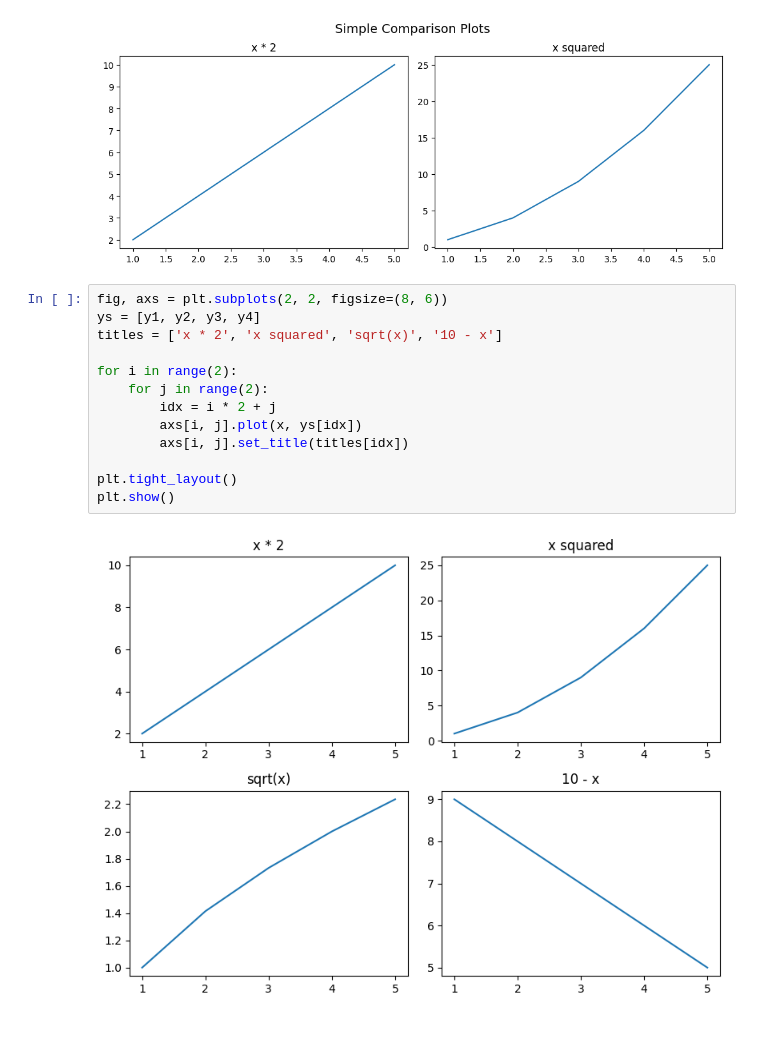
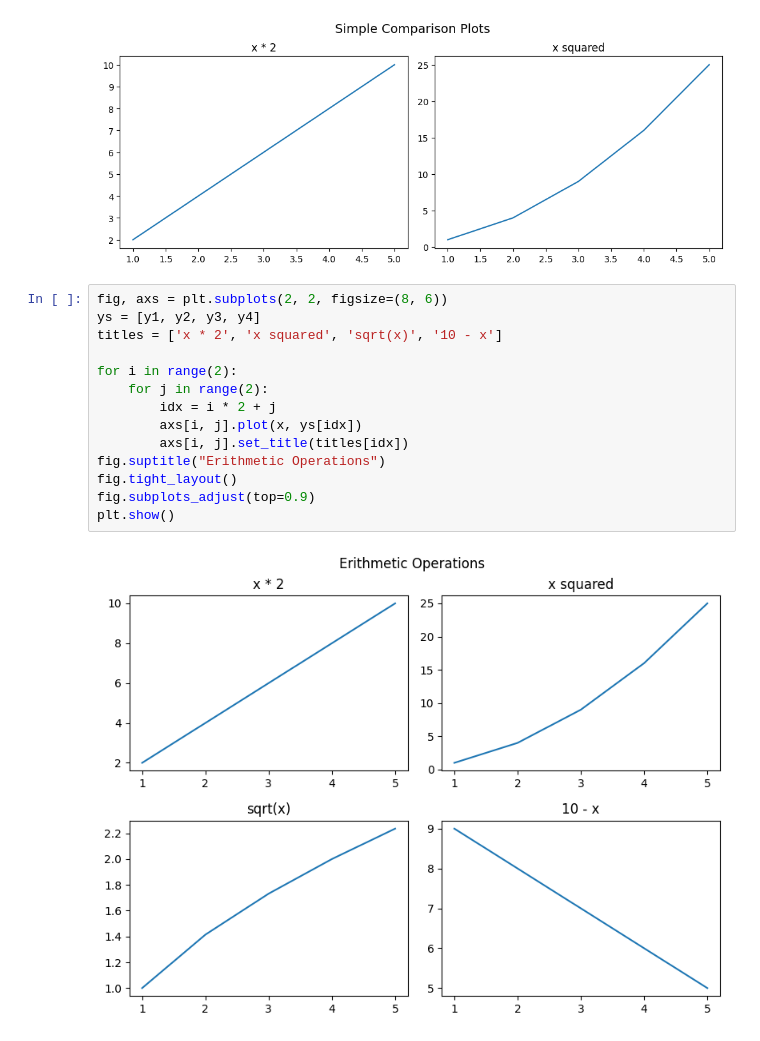
Before and after one commit to AbdulAzizMiazi/Data_Visualization, a Jupyter notebook: Subplots.ipynb, the cells around one changed output. Saved outputs shown, nothing was run; the diff lists cells and outputs as text.

Commit message:
Subplots Updated

```diff
--- a/Subplots.ipynb
+++ b/Subplots.ipynb
@@ -66,15 +66,16 @@ plt.show()
 # %%
 fig, axs = plt.subplots(2, 2, figsize=(8, 6))
 ys = [y1, y2, y3, y4]
 titles = ['x * 2', 'x squared', 'sqrt(x)', '10 - x']
 
 for i in range(2):
     for j in range(2):
         idx = i * 2 + j
         axs[i, j].plot(x, ys[idx])
         axs[i, j].set_title(titles[idx])
-
-plt.tight_layout()
+fig.suptitle("Erithmetic Operations")
+fig.tight_layout()
+fig.subplots_adjust(top=0.9)
 plt.show()
 # %% [output]
-[figure, old version]
+[figure, new version]
```
